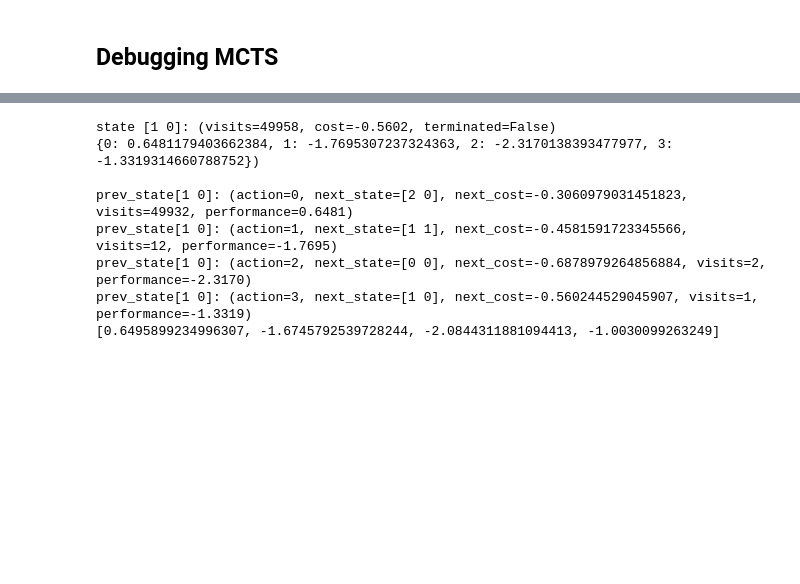
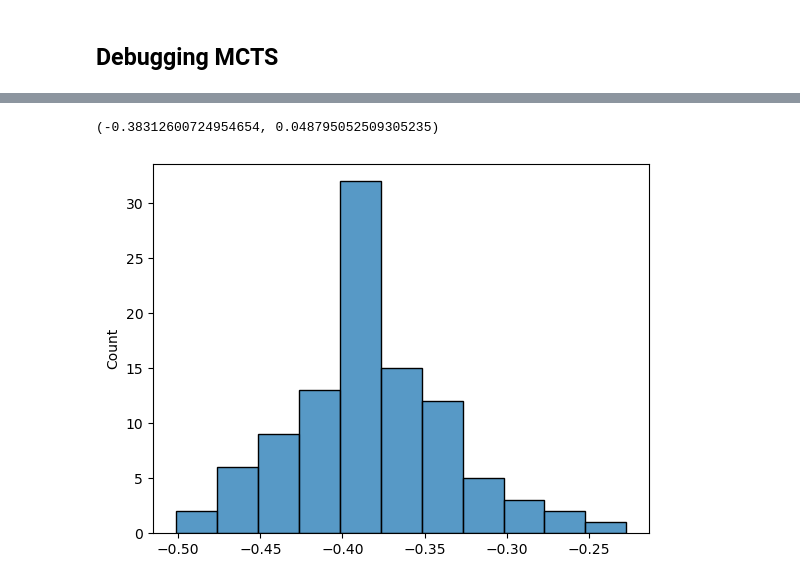
Before and after one commit to tgham/context_exploration, a Jupyter notebook: GP_worlds.ipynb, the cells around one changed output, grey strips where cells are left out. Cells and saved outputs as stored; diff of their text form; code cells hidden in the pictures; blank space fills up the shorter version.

```diff
--- a/GP_worlds.ipynb
+++ b/GP_worlds.ipynb
@@ -1178,37 +1209,46 @@ TtestResult(statistic=4.332183931834897, pvalue=0.0018990297543819647, df=9)
 # %%
-N=8
+## set seed for reproducibility
+# np.random.seed(3)
+
+N=7
 true_k = 'rbf'
-true_k = 'rbf_x'
-true_k = 'periodic_x'
+# true_k = 'rbf_x'
+# true_k = 'periodic_x'
 inf_k = 'known'
-known_costs=True
-r_noise = 0.05
+known_costs=False
+r_noise = 0.02
+print('initialising...')
 env = make_env(N, None, 'cityblock', true_k, inf_k, known_costs, render_mode='plot', r_noise=r_noise)
+print('env created')
 env.reset()
+print('episode initialised')
 
 ## copy env
 env_copy = copy.deepcopy(env)
 env_copy.set_sim(True)
 
 ## set start?
-start = [2,2]
-start = [0,0]
-env_copy.set_state(start)
+# start = [2,2]
+# start = [0,0]
+# env_copy.set_state(start)
+start = env_copy.current
+goal = env_copy.goal
 
 ## get info
 info = env_copy.get_obs()
-print('start: ', info['agent'], '; goal: ', info['target'])
+print('start: ', start, '; goal: ', goal, 'first obs: ', env_copy.costs[info['agent'][0], info['agent'][1]])
+
 
 ## one search
 tree = Tree(N)
 discount = 0.95
 expl = np.sqrt(2)
-expl = 2
+# expl = 2
 MCTS = MonteCarloTreeSearch(env=env_copy, tree=tree, exploration_constant=expl, discount_factor=discount)
 n_trees = 1000
+n_futures = 1
 assert MCTS.env.sim == True
 assert env_copy.sim==True
-action = MCTS.search(tree, n_trees)
-print()
-tree_q = tree.action_tree()
+action = MCTS.search(n_trees, n_futures=n_futures, progress=True)
+MCTS.tree.action_tree()
 # %% [output]
@@ -1241,25 +1296,0 @@ tree
-# %%
-# tree.show()
-s = '[1 0]'
-# tree.nodes[s].action_leaves[0].prev_state
-node = tree.nodes[s]
-print(node)
-print()
-action_leaves = [node.action_leaves[a] for a in node.action_leaves.keys()]
-MCTS.exploration_constant =0.1
-for leaf in action_leaves:
-    print(leaf)
-UCTs = [MCTS.compute_UCT(node, leaf) for leaf in action_leaves]
-print(UCTs)
-
-
-# print('UCT, action ', a, ': ', state.action_leaves[a].performance, '; visits: ', state.action_leaves[a].n_visits)
-# %% [output]
-state [1 0]: (visits=49958, cost=-0.5602, terminated=False)
-{0: 0.6481179403662384, 1: -1.7695307237324363, 2: -2.3170138393477977, 3: -1.3319314660788752})
-
-prev_state[1 0]: (action=0, next_state=[2 0], next_cost=-0.3060979031451823, visits=49932, performance=0.6481)
-prev_state[1 0]: (action=1, next_state=[1 1], next_cost=-0.4581591723345566, visits=12, performance=-1.7695)
-prev_state[1 0]: (action=2, next_state=[0 0], next_cost=-0.6878979264856884, visits=2, performance=-2.3170)
-prev_state[1 0]: (action=3, next_state=[1 0], next_cost=-0.560244529045907, visits=1, performance=-1.3319)
-[0.6495899234996307, -1.6745792539728244, -2.0844311881094413, -1.0030099263249]
@@ -1324,0 +1297,9 @@ while not end_episode:
+# %%
+post_samples = [env_copy.sample_post(env_copy.costs.copy().reshape(N**2) , env_copy.posterior_cov) for i in range(100)]
+post_samples = np.array(post_samples)
+post_post = post_samples[:, start[0], start[1]]
+sns.histplot(post_post)
+post_post.mean(), post_post.std()
+# %% [output]
+(-0.38312600724954654, 0.048795052509305235)
+[figure, added]
```
Also changed, not shown: parts of 18 cells of this notebook.
